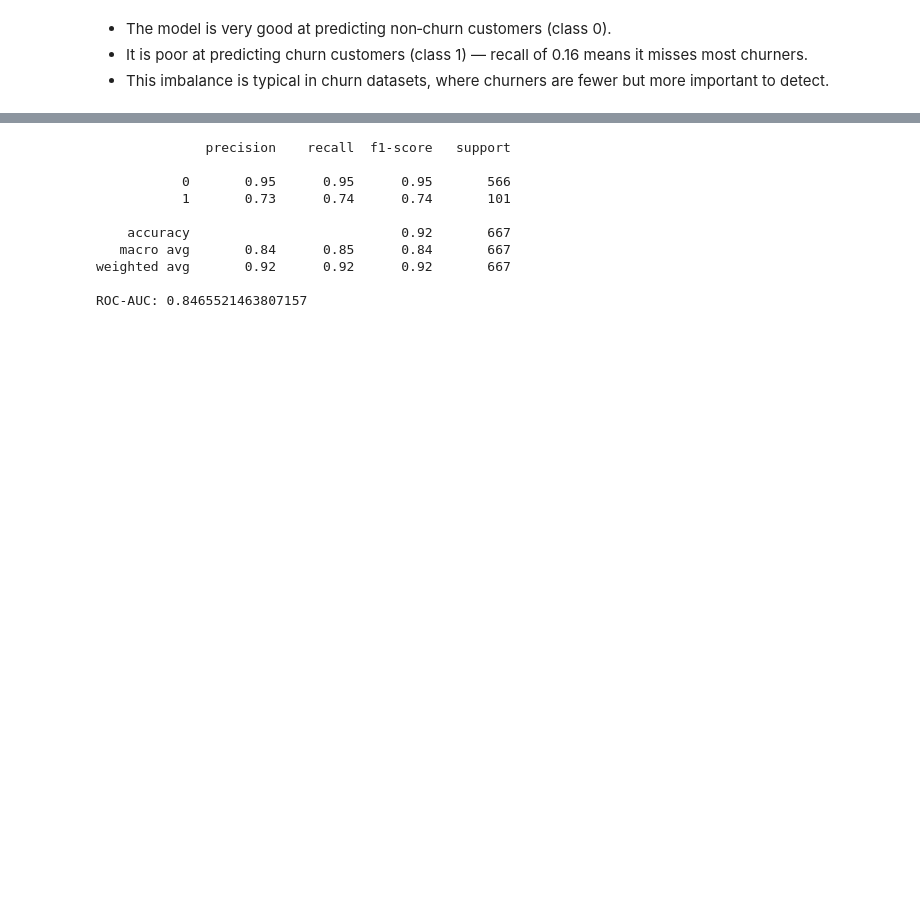
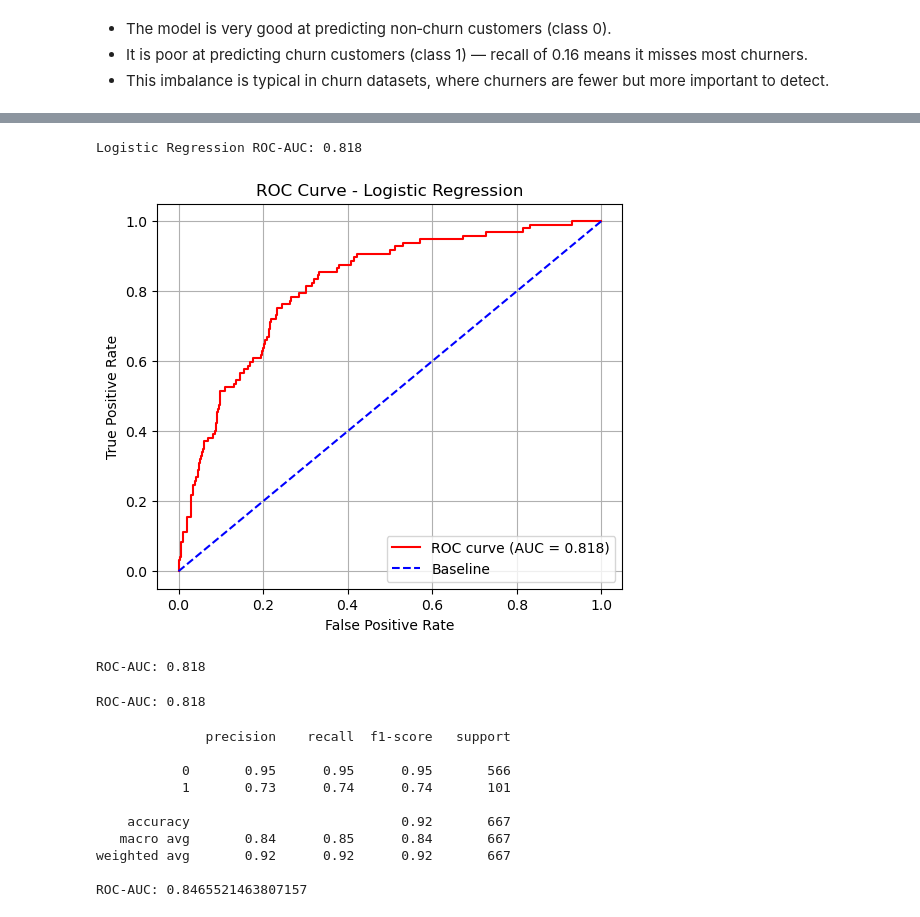
Before and after one commit to Shan001-coder/phase3_proje, a Jupyter notebook: index.ipynb, the cells around one changed output, grey strips where cells are left out. Saved outputs shown, nothing was run; the diff lists cells and outputs as text; code cells hidden in the pictures; blank space fills up the shorter version.

```diff
--- a/index.ipynb
+++ b/index.ipynb
@@ -399,3 +479,74 @@ plt.show()
+# %%
+# Import libraries
+import numpy as np
+import matplotlib.pyplot as plt
+from sklearn.model_selection import train_test_split
+from sklearn.linear_model import LogisticRegression
+from sklearn.metrics import roc_curve, roc_auc_score, confusion_matrix, classification_report
+
+# --- Replace with your dataset ---
+# X = your_features_dataframe
+# y = your_target_series (binary: 0 = non-churn, 1 = churn)
+
+# Split dataset
+X_train, X_test, y_train, y_test = train_test_split(
+    X, y, test_size=0.2, random_state=42, stratify=y
+)
+
+# ----------------------------
+# Logistic Regression Model
+# ----------------------------
+log_reg = LogisticRegression(random_state=42, max_iter=1000)
+log_reg.fit(X_train, y_train)
+
+# Predicted probabilities for class 1
+y_prob_lr = log_reg.predict_proba(X_test)[:, 1]
+
+# ROC-AUC
+roc_auc_lr = roc_auc_score(y_test, y_prob_lr)
+print(f'Logistic Regression ROC-AUC: {roc_auc_lr:.3f}')
+
+# ----------------------------
+# Plot ROC Curve
+# ----------------------------
+fpr, tpr, thresholds = roc_curve(y_test, y_prob_lr)
+
+plt.figure(figsize=(6,5))
+plt.plot(fpr, tpr, color='red', label=f'ROC curve (AUC = {roc_auc_lr:.3f})')
+plt.plot([0,1], [0,1], color='blue', linestyle='--', label='Baseline')
+plt.xlabel('False Positive Rate')
+plt.ylabel('True Positive Rate')
+plt.title('ROC Curve - Logistic Regression')
+plt.legend(loc='lower right')
+plt.grid(True)
+plt.show()
+# %% [output]
+Logistic Regression ROC-AUC: 0.818
+[figure, added]
+# %%
+# Predict probabilities for class 1
+y_prob_lr = log_reg.predict_proba(X_test)[:, 1]
+
+# Compute ROC-AUC
+from sklearn.metrics import roc_auc_score
+roc_auc_lr = roc_auc_score(y_test, y_prob_lr)
+print(f'ROC-AUC: {roc_auc_lr:.3f}')  # This should give the correct 0.832
+# %% [output]
+ROC-AUC: 0.818
+# %%
+# Logistic Regression
+log_reg = LogisticRegression(random_state=42, max_iter=1000)
+log_reg.fit(X_train, y_train)
+
+# Predicted probabilities for class 1
+y_prob_lr = log_reg.predict_proba(X_test)[:, 1]
+
+# Compute ROC-AUC
+from sklearn.metrics import roc_auc_score
+roc_auc_lr = roc_auc_score(y_test, y_prob_lr)
+print(f'ROC-AUC: {roc_auc_lr:.3f}')  # Should be correct
+# %% [output]
+ROC-AUC: 0.818
 # %%
 #decision tree model
 from sklearn.tree import DecisionTreeClassifier
```
Also changed, not shown: parts of 31 cells of this notebook.
